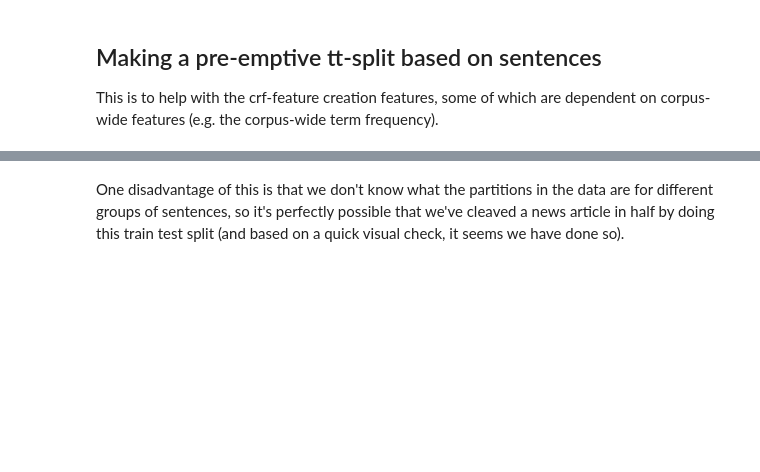
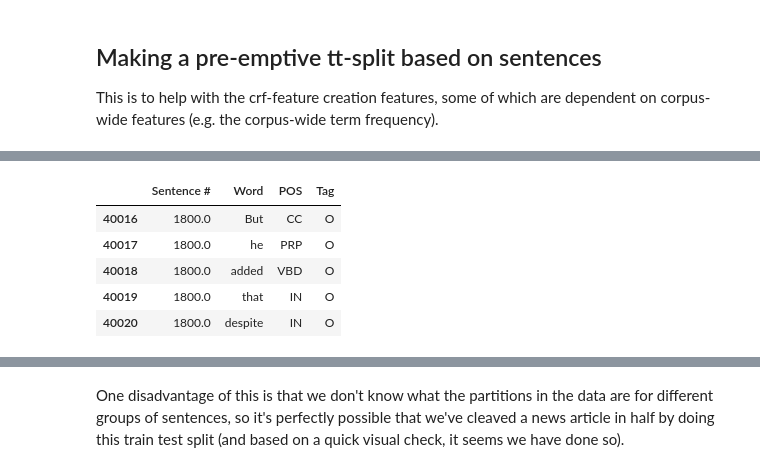
Before and after one commit to Ioana-P/Named_Entity_Recog_project, a Jupyter notebook: 3. EDA.ipynb, the cells around one changed output, grey strips where cells are left out. Saved outputs shown, nothing was run; the diff lists cells and outputs as text; code cells hidden in the pictures; blank space fills up the shorter version.

```diff
--- a/3. EDA.ipynb
+++ b/3. EDA.ipynb
@@ -445,3 +451,12 @@ train_feat_df.tail()
+# %%
+valid_feat_df.head()
+# %% [output]
+|  | Sentence # | Word | POS | Tag |
+| 40016 | 1800.0 | But | CC | O |
+| 40017 | 1800.0 | he | PRP | O |
+| 40018 | 1800.0 | added | VBD | O |
+| 40019 | 1800.0 | that | IN | O |
+| 40020 | 1800.0 | despite | IN | O |
 # %%
 test_feat_df.values
 # %% [output]
```
Also changed, not shown: parts of 9 cells of this notebook, 5 other files.
